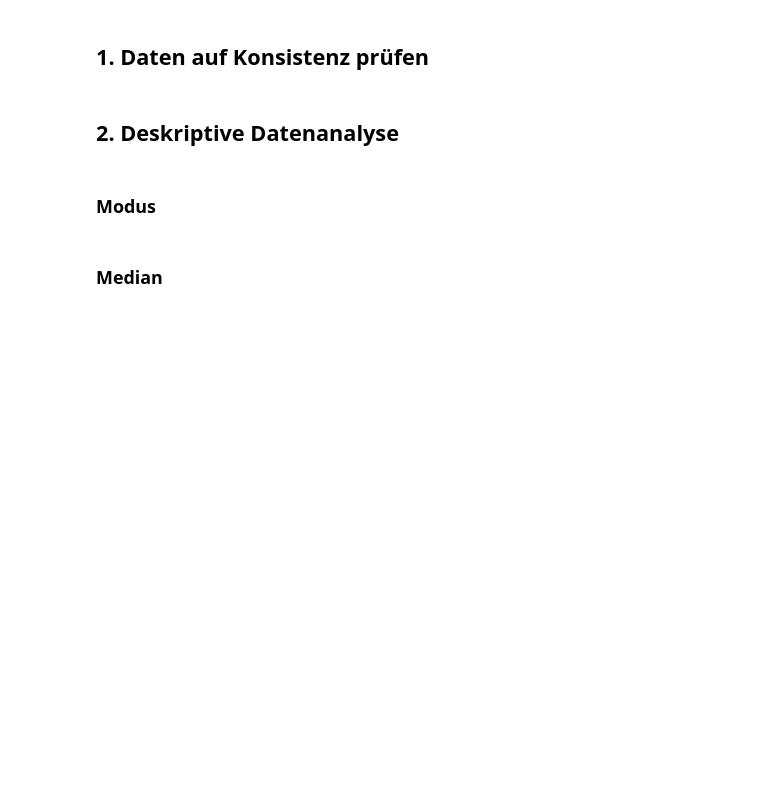
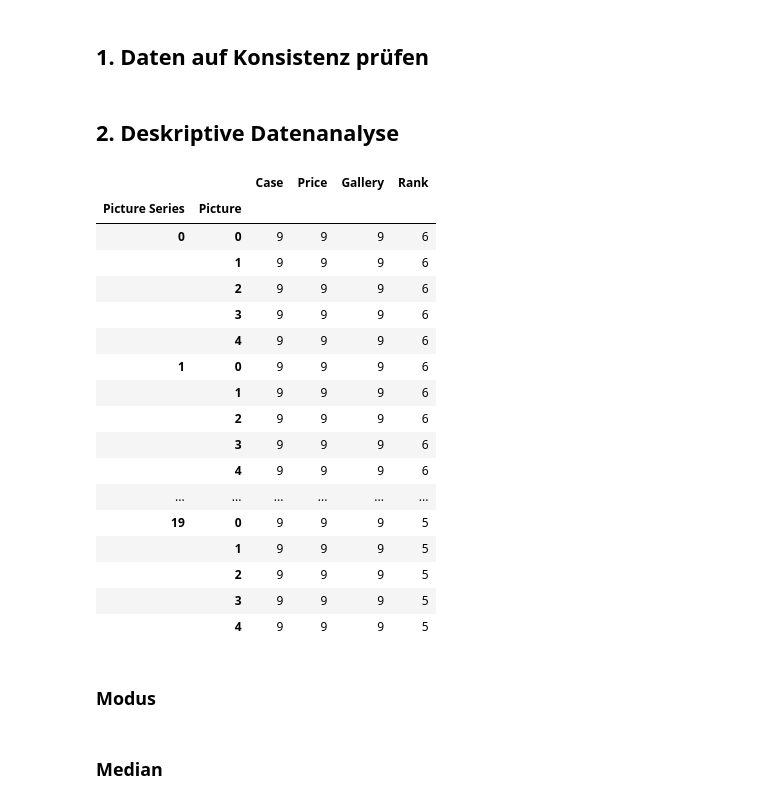
Before and after one commit to 9-cordes/order_experiment, a Jupyter notebook: rearrange_data.ipynb, the cells around one changed output. Saved outputs shown, nothing was run; the diff lists cells and outputs as text; code cells hidden in the pictures; blank space fills up the shorter version.

```diff
--- a/rearrange_data.ipynb
+++ b/rearrange_data.ipynb
@@ -133,6 +133,27 @@ pd.set_option('display.max_rows', 10)
 ## 1. Daten auf Konsistenz prüfen
 # %% [markdown]
 ## 2. Deskriptive Datenanalyse
+# %%
+df.groupby(['Picture Series', 'Picture']).count()
+# %% [output]
+|  |  | Case | Price | Gallery | Rank |
+| Picture Series | Picture |  |  |  |  |
+| 0 | 0 | 9 | 9 | 9 | 6 |
+|  | 1 | 9 | 9 | 9 | 6 |
+|  | 2 | 9 | 9 | 9 | 6 |
+|  | 3 | 9 | 9 | 9 | 6 |
+|  | 4 | 9 | 9 | 9 | 6 |
+| 1 | 0 | 9 | 9 | 9 | 6 |
+|  | 1 | 9 | 9 | 9 | 6 |
+|  | 2 | 9 | 9 | 9 | 6 |
+|  | 3 | 9 | 9 | 9 | 6 |
+|  | 4 | 9 | 9 | 9 | 6 |
+| ... | ... | ... | ... | ... | ... |
+| 19 | 0 | 9 | 9 | 9 | 5 |
+|  | 1 | 9 | 9 | 9 | 5 |
+|  | 2 | 9 | 9 | 9 | 5 |
+|  | 3 | 9 | 9 | 9 | 5 |
+|  | 4 | 9 | 9 | 9 | 5 |
 # %% [markdown]
 ### Modus
 # %% [markdown]
```
Also changed, not shown: 1 other file.
